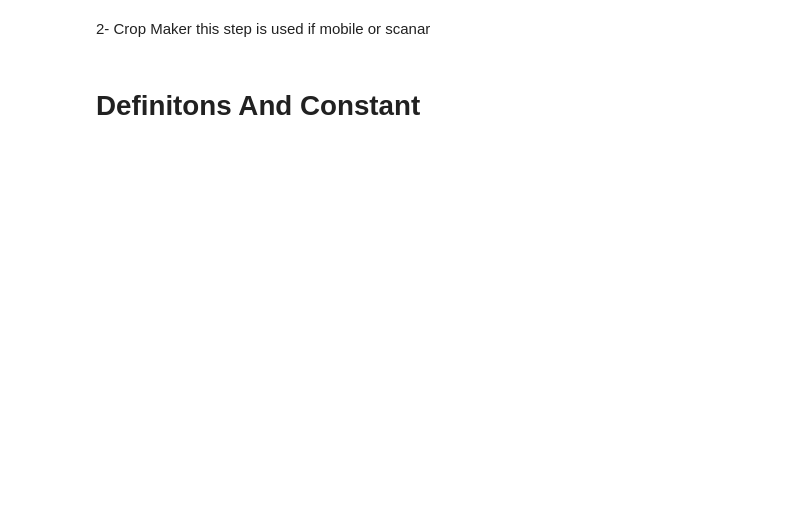
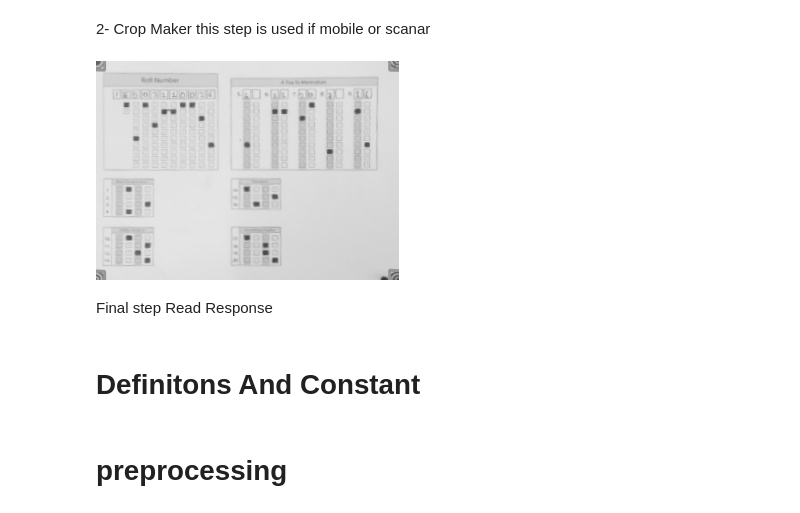
Before and after one commit to Udayraj123/OMRChecker, a Jupyter notebook: OMR.ipynb, the cells around one changed output. Cells and saved outputs as stored; diff of their text form; code cells hidden in the pictures; blank space fills up the shorter version.

```diff
--- a/OMR.ipynb
+++ b/OMR.ipynb
@@ -32,5 +34,9 @@ display(Image.fromarray(image))
 # %% [markdown]
 2- Crop Maker this step is used if mobile or scanar
 # %%
-image =cv2.imread("imageaftercropmaker.jpeg", cv2.IMREAD_GRAYSCALE)
+image =cv2.imread("imageaftercropmaker.jpg", cv2.IMREAD_GRAYSCALE)
 display(Image.fromarray(image))
+# %% [output]
+[figure, added]
+# %% [markdown]
+Final step Read Response
@@ -38,0 +63,2 @@ display(Image.fromarray(image))
+# %% [markdown]
+# preprocessing
```
Also changed, not shown: parts of 22 cells of this notebook, 2 other files.
